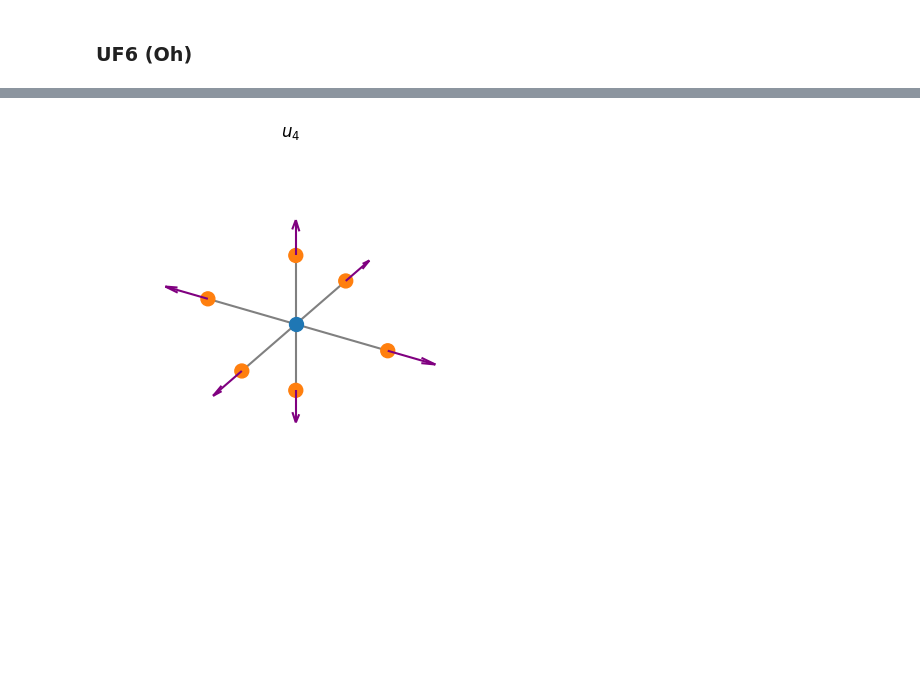
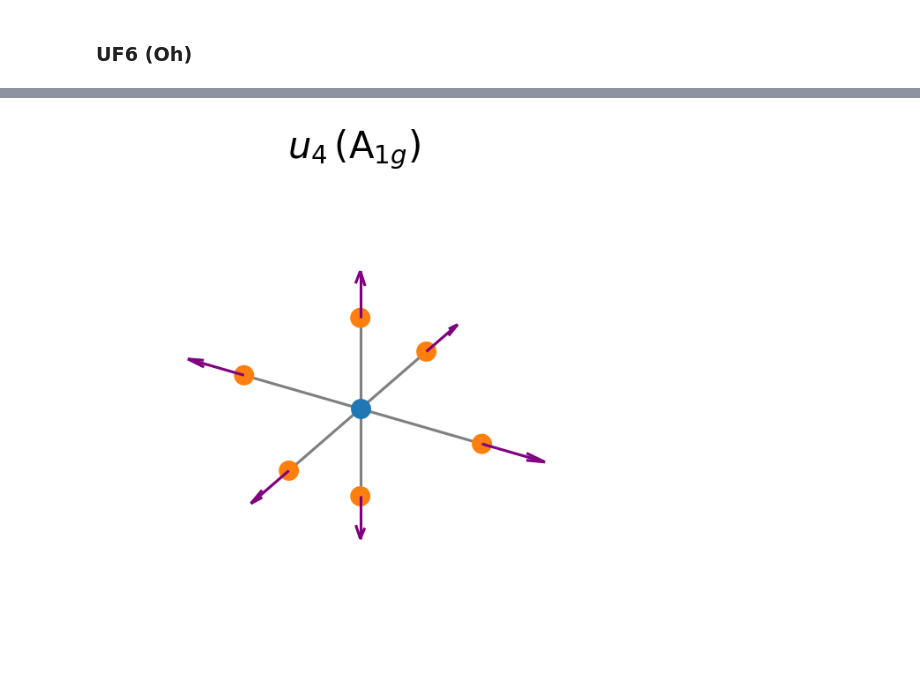
Before and after one commit to TheoNDionne/GroupTheoryHomework, a Jupyter notebook: group_theory_homework.ipynb, the cells around one changed output, grey strips where cells are left out. Saved outputs shown, nothing was run; the diff lists cells and outputs as text; code cells hidden in the pictures; blank space fills up the shorter version.

Commit message:
Improved titles and modified notebook to save plots

```diff
--- a/group_theory_homework.ipynb
+++ b/group_theory_homework.ipynb
@@ -8,7 +8,7 @@ import numpy as np
 import matplotlib.pyplot as plt
 
 import matplotlib as mpl
-mpl.rcParams["figure.dpi"] = 100
+mpl.rcParams["figure.dpi"] = 150
 # %% [markdown]
 ## Calculating the decomposition of the mechanical reps
 # %% [markdown]
@@ -699,7 +737,7 @@ def plot_mode_Oh(sym_adap, atom_spatial_coordinates, title):
     ax.scatter(atom_spatial_coordinates[0,1:],atom_spatial_coordinates[1,1:],atom_spatial_coordinates[2,1:], s=100, alpha=1) # F atoms
 
     # plotting title
-    ax.set_title(title)
+    ax.set_title(title, fontsize=20)
     ax.set_axis_off()
 
     pass
@@ -728,13 +772,13 @@ plt.show()
 # %%
 initial_coords_u4 = np.zeros((3,7), dtype=float)
 initial_coords_u4[0,1] = 1 # init vector
 sym_adap_u4 = get_symmetry_adapted_modes(initial_coords_u4, 0, mechanical_rep_Oh, character_table_Oh, elements_per_class_Oh)
 
-plot_mode_Oh(sym_adap_u4, atom_spatial_coordinates_Oh, "$u_4$")
-
+plot_mode_Oh(sym_adap_u4, atom_spatial_coordinates_Oh, "$u_4\\,(\\text{A}_{1g})$")
+plt.savefig("Oh_coords/u4.png", bbox_inches="tight")
 plt.show()
 # %% [output]
-[figure, old version]
+[figure, new version]
 # %%
 initial_coords_u5 = np.zeros((3,7), dtype=float)
 initial_coords_u5[0,1] = 1 # init vector
```
Also changed, not shown: parts of 10 cells of this notebook, 36 other files.
